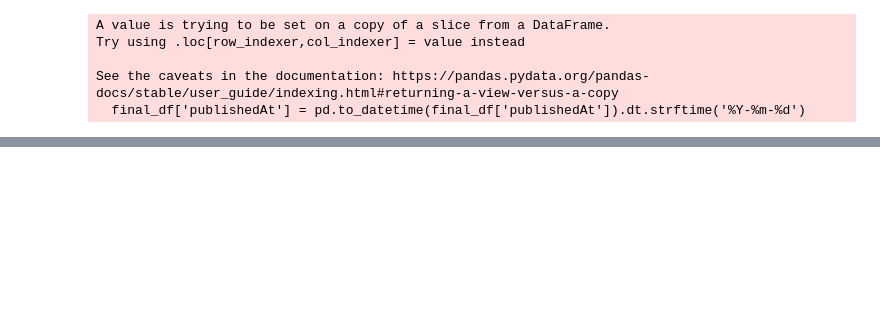
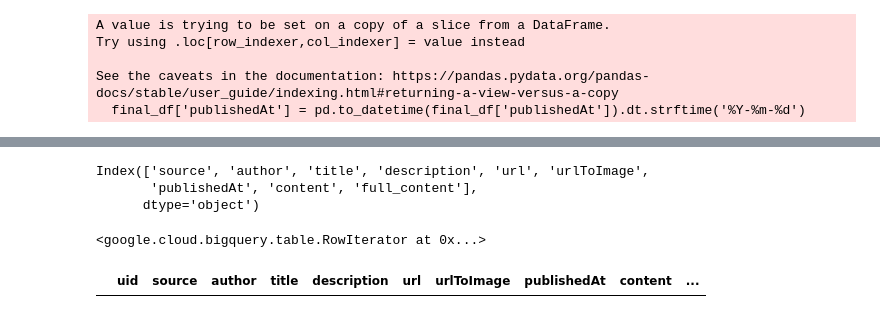
Before and after one commit to Dhruv-88/news_Insights_dashboard, a Jupyter notebook: test_etl.ipynb, the cells around one changed output, grey strips where cells are left out. Drawn from its saved outputs; the diff is of its cells as text; code cells hidden in the pictures; blank space fills up the shorter version.

```diff
--- a/test_etl.ipynb
+++ b/test_etl.ipynb
@@ -172,0 +227,6 @@ len(final_df)
+# %%
+final_df.columns
+# %% [output]
+Index(['source', 'author', 'title', 'description', 'url', 'urlToImage',
+       'publishedAt', 'content', 'full_content'],
+      dtype='object')
@@ -172,0 +241,33 @@ len(final_df)
+# %%
+
+
+load_dotenv()
+project_id = os.getenv("project_id")
+dataset_id = os.getenv("dataset_id")
+table_id = os.getenv("table_id")
+table_ref = f"{project_id}.{dataset_id}.{table_id}"
+# %%
+query = f"""
+    SELECT  *
+    FROM `{table_ref}`
+    ORDER BY publishedAt DESC
+    LIMIT 10;
+"""
+# %%
+# Run the query
+query_job = client.query(query)
+
+# Fetch results
+results = query_job.result()
+# %%
+results
+# %% [output]
+<google.cloud.bigquery.table.RowIterator at 0x...>
+# %%
+import pandas as pd
+
+results_df =results.to_dataframe()
+# %%
+results_df
+# %% [output]
+|  | uid | source | author | title | description | url | urlToImage | publishedAt | content | ... |
```
Also changed, not shown: parts of 12 cells of this notebook, 1 other file.
